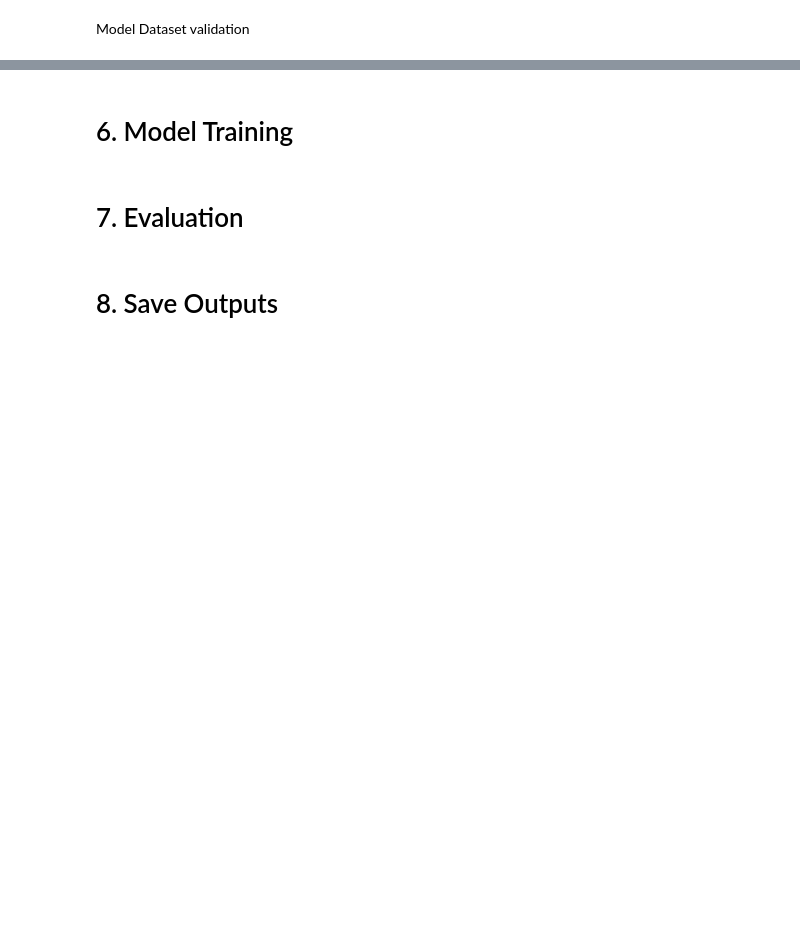
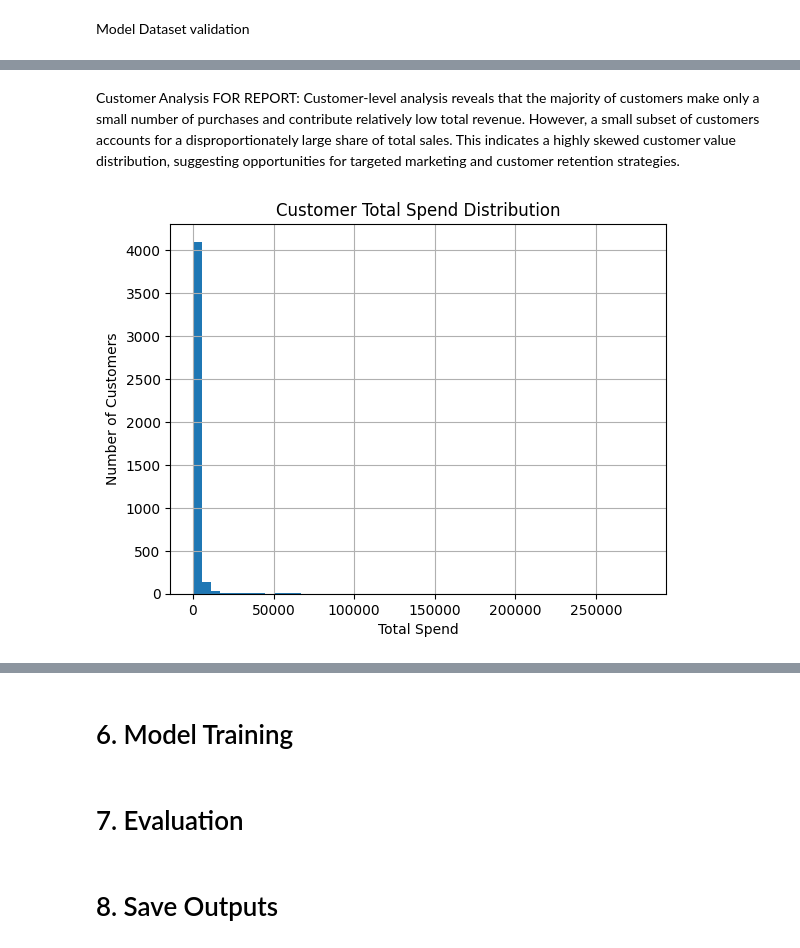
Before and after one commit to OKSolution/ai-data-science-assignment, a Jupyter notebook: notebooks/analysis.ipynb, the cells around one changed output, grey strips where cells are left out. Saved outputs shown, nothing was run; the diff lists cells and outputs as text; code cells hidden in the pictures; blank space fills up the shorter version.

```diff
--- a/notebooks/analysis.ipynb
+++ b/notebooks/analysis.ipynb
@@ -213,0 +326,16 @@ memory usage: 30.0 MB
+# %% [markdown]
+Customer Analysis
+FOR REPORT: Customer-level analysis reveals that the majority of customers make only a small number of purchases and contribute relatively low total revenue. However, a small subset of customers accounts for a disproportionately large share of total sales. This indicates a highly skewed customer value distribution, suggesting opportunities for targeted marketing and customer retention strategies.
+# %%
+#Total sales per customer
+customer_sales = (
+    df_model.groupby("CustomerID")["TotalPrice"]
+    .sum()
+)
+customer_sales.hist(bins=50)
+plt.title("Customer Total Spend Distribution")
+plt.xlabel("Total Spend")
+plt.ylabel("Number of Customers")
+plt.show()
+# %% [output]
+[figure, added]
```
Also changed, not shown: parts of 29 cells of this notebook.
